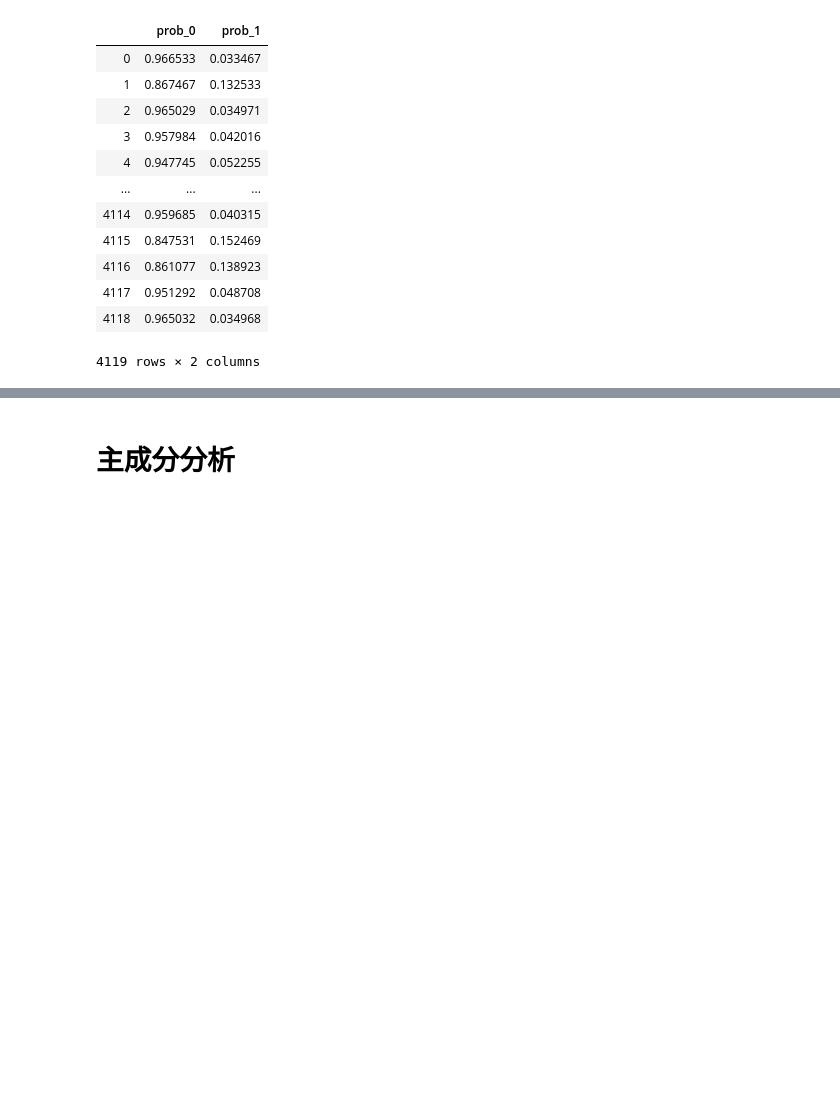
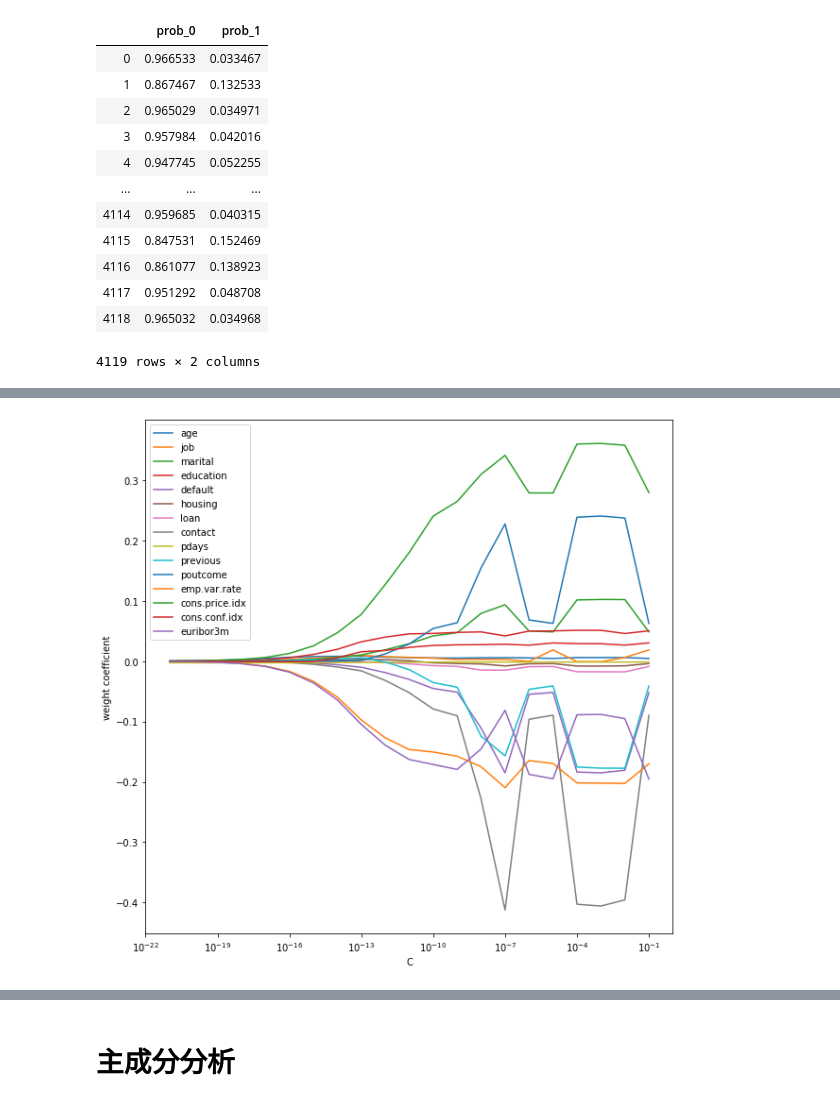
Before and after one commit to aratatokyo/bank-marketing-campaigns-trial, a Jupyter notebook: prac_bank.ipynb, the cells around one changed output, grey strips where cells are left out. Drawn from its saved outputs; the diff is of its cells as text; code cells hidden in the pictures; blank space fills up the shorter version.

```diff
--- a/prac_bank.ipynb
+++ b/prac_bank.ipynb
@@ -200,0 +263,26 @@ test_x.sort_values('pred_score', ascending=False)
+# %%
+weights, params, acc = [], [], []
+
+for c in range(-21, 0):
+    lr = LogisticRegression(C=10**(c/3), random_state=0)
+    lr.fit(train_x, train_y)
+    weights.append(lr.coef_[0])
+    params.append(10**c)
+    y_pred = lr.predict(test_x)
+    score = accuracy_score(y_true=test_y, y_pred=y_pred)
+    acc.append(score)
+
+weights = np.array(weights)
+
+plt.figure(figsize=(10,10))
+for p in range(0,15):
+    plt.plot(params, weights[:, p],label = list(train_x.columns)[p])
+#plt.plot(params, weights[:, 0], label='petal length')
+#plt.plot(params, weights[:, 1], linestyle='--', label='petal width')
+plt.ylabel('weight coefficient')
+plt.xlabel('C')
+plt.legend(loc='upper left')
+plt.xscale('log')
+plt.show()
+# %% [output]
+[figure, added]
```
Also changed, not shown: parts of 19 cells of this notebook.
